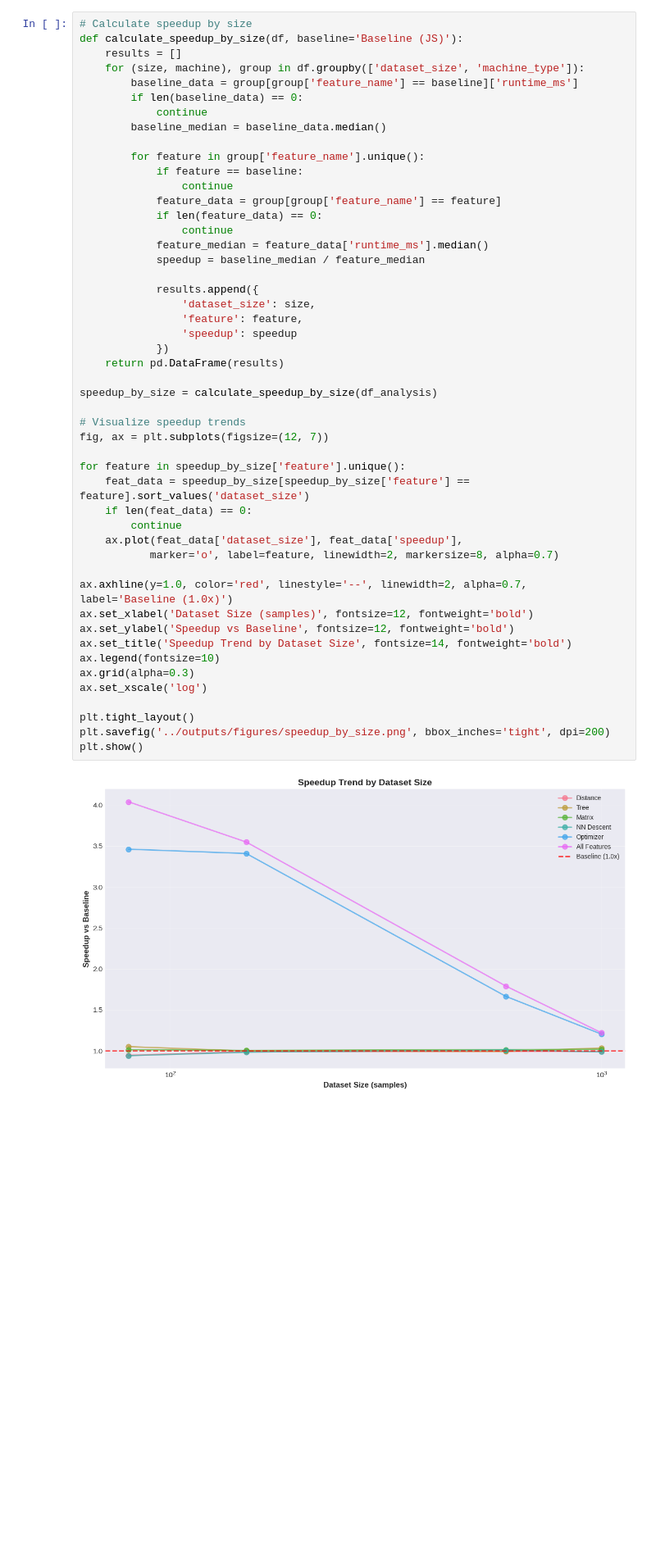
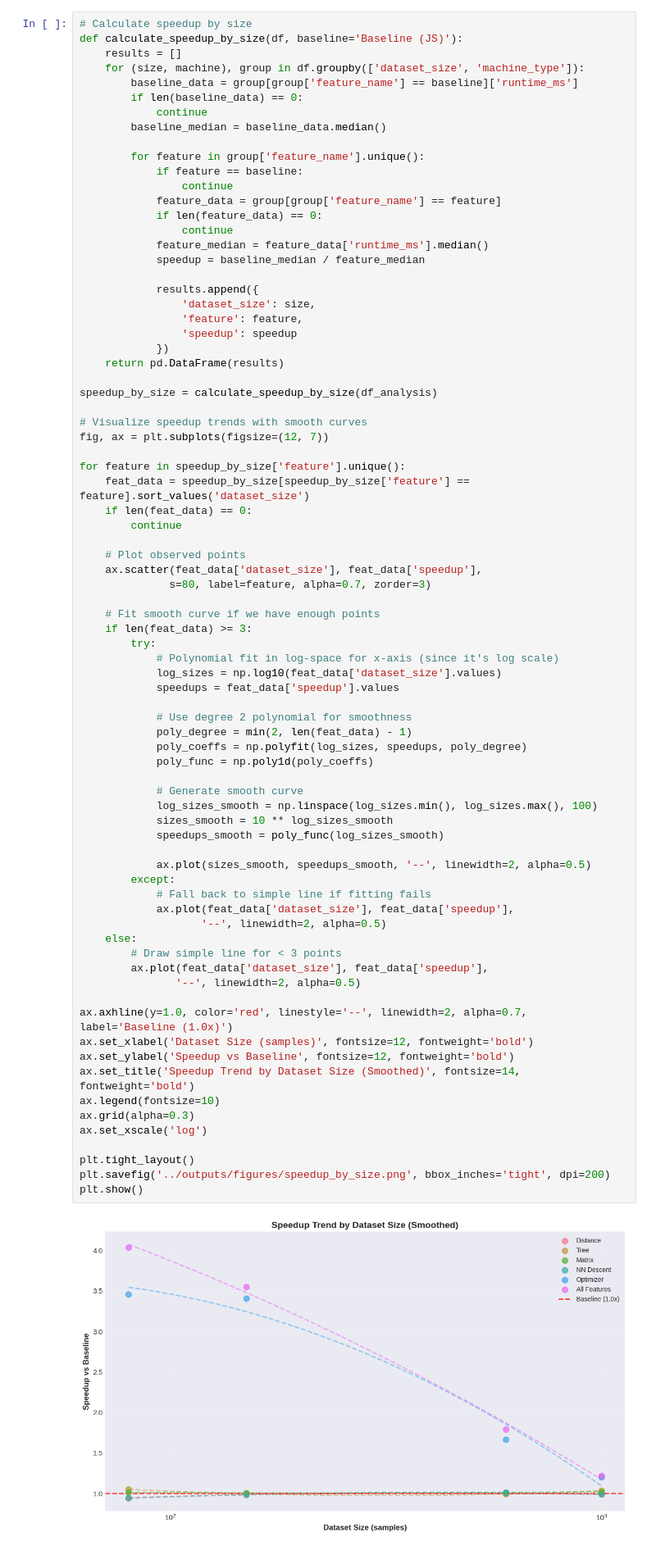
Before and after one commit to elarsaks/umap-bench, a Jupyter notebook: bench/analysis/analysis.ipynb, the cells around one changed output. Shown at 82% size. Drawn from its saved outputs; the diff is of its cells as text; blank space fills up the shorter version.

```diff
--- a/bench/analysis/analysis.ipynb
+++ b/bench/analysis/analysis.ipynb
@@ -1533,38 +1545,67 @@ def calculate_speedup_by_size(df, baseline='Baseline (JS)'):
             feature_median = feature_data['runtime_ms'].median()
             speedup = baseline_median / feature_median
 
             results.append({
                 'dataset_size': size,
                 'feature': feature,
                 'speedup': speedup
             })
     return pd.DataFrame(results)
 
 speedup_by_size = calculate_speedup_by_size(df_analysis)
 
-# Visualize speedup trends
+# Visualize speedup trends with smooth curves
 fig, ax = plt.subplots(figsize=(12, 7))
 
 for feature in speedup_by_size['feature'].unique():
     feat_data = speedup_by_size[speedup_by_size['feature'] == feature].sort_values('dataset_size')
     if len(feat_data) == 0:
         continue
-    ax.plot(feat_data['dataset_size'], feat_data['speedup'],
-           marker='o', label=feature, linewidth=2, markersize=8, alpha=0.7)
+
+    # Plot observed points
+    ax.scatter(feat_data['dataset_size'], feat_data['speedup'],
+              s=80, label=feature, alpha=0.7, zorder=3)
+
+    # Fit smooth curve if we have enough points
+    if len(feat_data) >= 3:
+        try:
+            # Polynomial fit in log-space for x-axis (since it's log scale)
+            log_sizes = np.log10(feat_data['dataset_size'].values)
+            speedups = feat_data['speedup'].values
+
+            # Use degree 2 polynomial for smoothness
+            poly_degree = min(2, len(feat_data) - 1)
+            poly_coeffs = np.polyfit(log_sizes, speedups, poly_degree)
+            poly_func = np.poly1d(poly_coeffs)
+
+            # Generate smooth curve
+            log_sizes_smooth = np.linspace(log_sizes.min(), log_sizes.max(), 100)
+            sizes_smooth = 10 ** log_sizes_smooth
+            speedups_smooth = poly_func(log_sizes_smooth)
+
+            ax.plot(sizes_smooth, speedups_smooth, '--', linewidth=2, alpha=0.5)
+        except:
+            # Fall back to simple line if fitting fails
+            ax.plot(feat_data['dataset_size'], feat_data['speedup'],
+                   '--', linewidth=2, alpha=0.5)
+    else:
+        # Draw simple line for < 3 points
+        ax.plot(feat_data['dataset_size'], feat_data['speedup'],
+               '--', linewidth=2, alpha=0.5)
 
 ax.axhline(y=1.0, color='red', linestyle='--', linewidth=2, alpha=0.7, label='Baseline (1.0x)')
 ax.set_xlabel('Dataset Size (samples)', fontsize=12, fontweight='bold')
 ax.set_ylabel('Speedup vs Baseline', fontsize=12, fontweight='bold')
-ax.set_title('Speedup Trend by Dataset Size', fontsize=14, fontweight='bold')
+ax.set_title('Speedup Trend by Dataset Size (Smoothed)', fontsize=14, fontweight='bold')
 ax.legend(fontsize=10)
 ax.grid(alpha=0.3)
 ax.set_xscale('log')
 
 plt.tight_layout()
 plt.savefig('../outputs/figures/speedup_by_size.png', bbox_inches='tight', dpi=200)
 plt.show()
 # %% [output]
-[figure, old version]
+[figure, new version]
 # %% [markdown]
 ### 7.2 Speedup Trend Prediction
 
```
Also changed, not shown: parts of 2 cells of this notebook, 4 other files.
